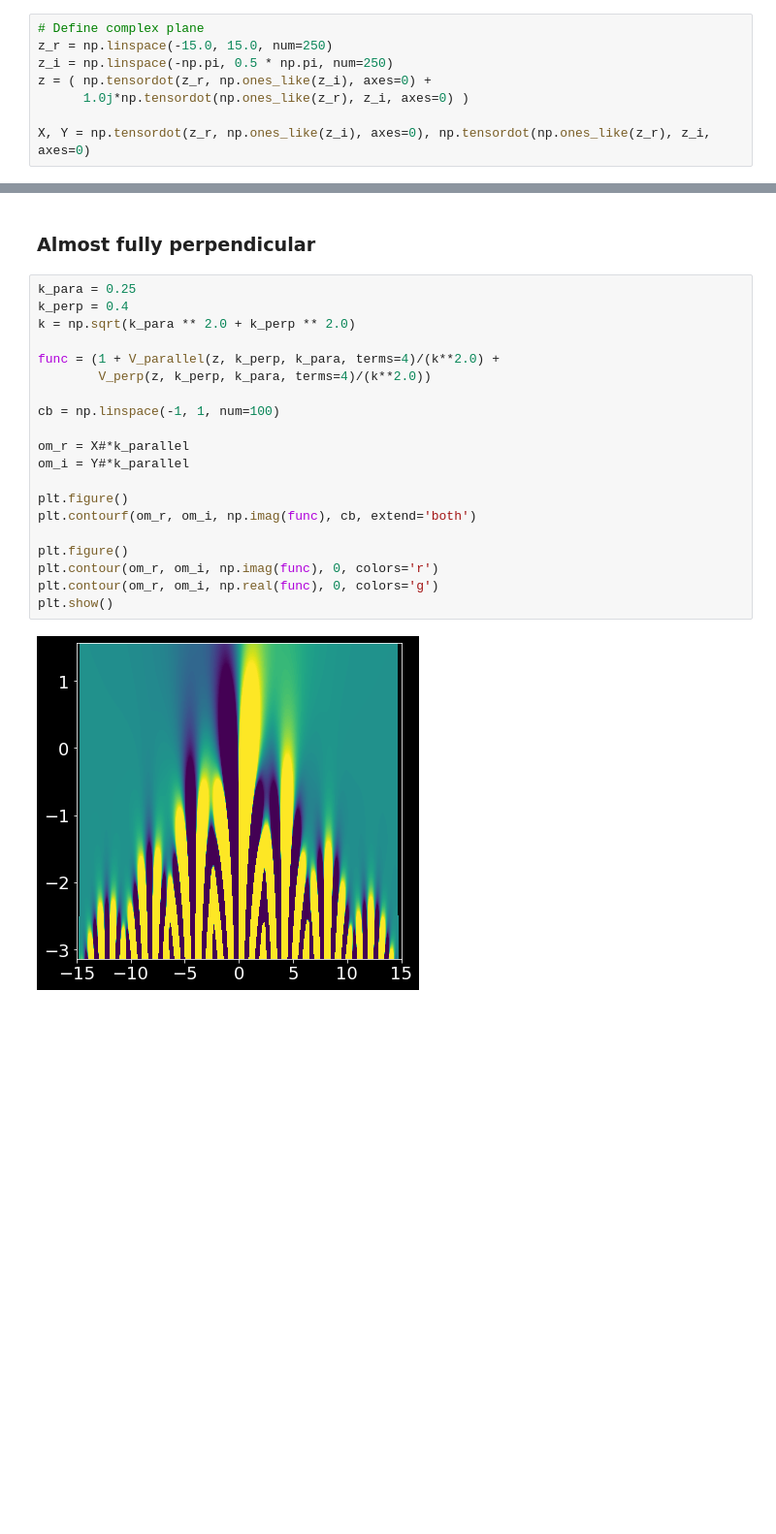
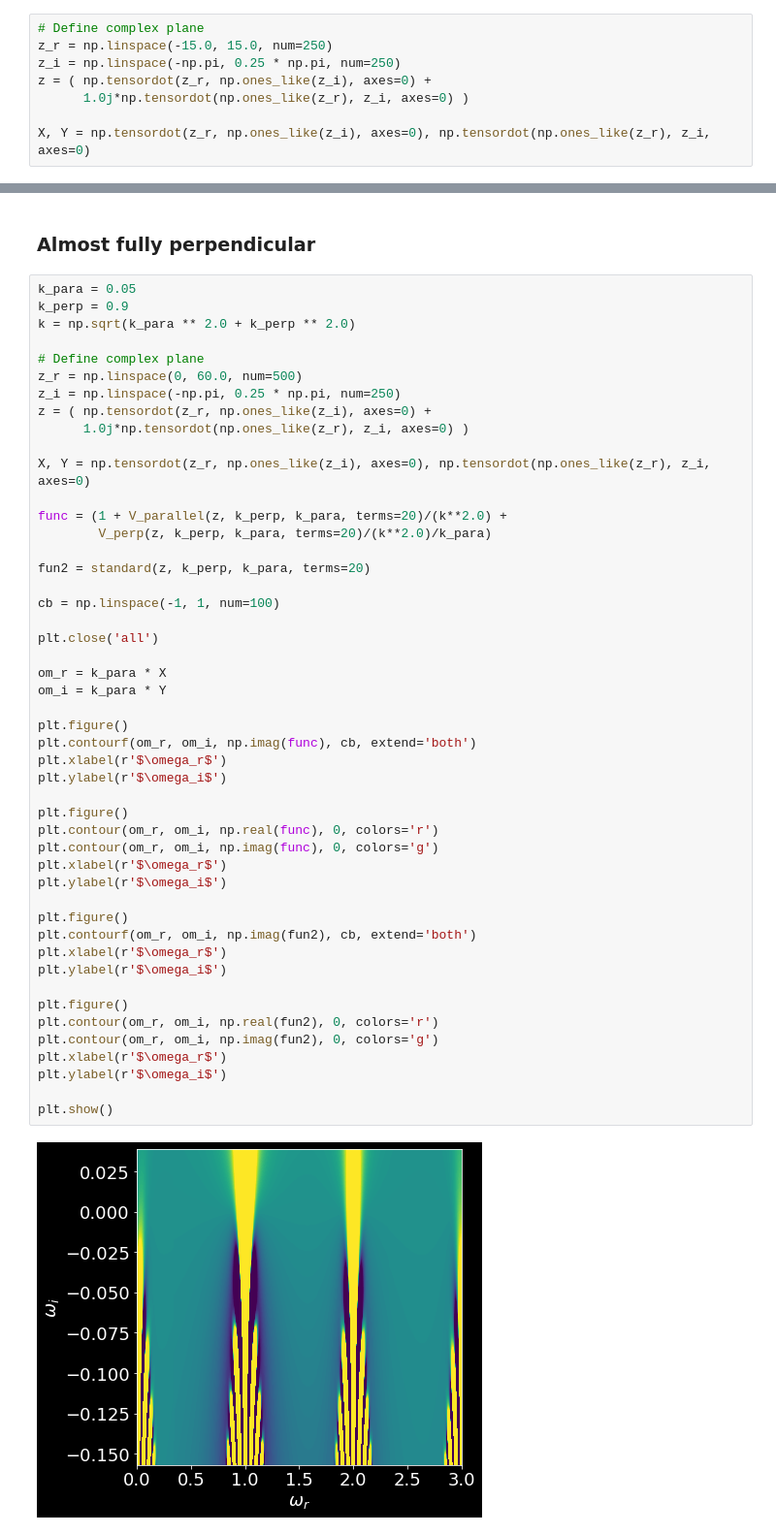
Before and after one commit to crewsdw/notebooks, a Jupyter notebook: ObliqueDispersion.ipynb, the cells around one changed output, grey strips where cells are left out. Shown at 97% size. Saved outputs shown, nothing was run; the diff lists cells and outputs as text; blank space fills up the shorter version.

```diff
--- a/ObliqueDispersion.ipynb
+++ b/ObliqueDispersion.ipynb
@@ -15,7 +15,7 @@ plt.rcParams['figure.figsize'] = [6, 6]
 # %%
 # Define complex plane
 z_r = np.linspace(-15.0, 15.0, num=250)
-z_i = np.linspace(-np.pi, 0.5 * np.pi, num=250)
+z_i = np.linspace(-np.pi, 0.25 * np.pi, num=250)
 z = ( np.tensordot(z_r, np.ones_like(z_i), axes=0) +
       1.0j*np.tensordot(np.ones_like(z_r), z_i, axes=0) )
 
@@ -104,24 +136,52 @@ plt.show()
 # %% [markdown]
 ### Almost fully perpendicular
 # %%
-k_para = 0.25
-k_perp = 0.4
+k_para = 0.05
+k_perp = 0.9
 k = np.sqrt(k_para ** 2.0 + k_perp ** 2.0)
 
-func = (1 + V_parallel(z, k_perp, k_para, terms=4)/(k**2.0) +
-        V_perp(z, k_perp, k_para, terms=4)/(k**2.0))
+# Define complex plane
+z_r = np.linspace(0, 60.0, num=500)
+z_i = np.linspace(-np.pi, 0.25 * np.pi, num=250)
+z = ( np.tensordot(z_r, np.ones_like(z_i), axes=0) +
+      1.0j*np.tensordot(np.ones_like(z_r), z_i, axes=0) )
+
+X, Y = np.tensordot(z_r, np.ones_like(z_i), axes=0), np.tensordot(np.ones_like(z_r), z_i, axes=0)
+
+func = (1 + V_parallel(z, k_perp, k_para, terms=20)/(k**2.0) +
+        V_perp(z, k_perp, k_para, terms=20)/(k**2.0)/k_para)
+
+fun2 = standard(z, k_perp, k_para, terms=20)
 
 cb = np.linspace(-1, 1, num=100)
 
-om_r = X#*k_parallel
-om_i = Y#*k_parallel
+plt.close('all')
+
+om_r = k_para * X
+om_i = k_para * Y
 
 plt.figure()
 plt.contourf(om_r, om_i, np.imag(func), cb, extend='both')
+plt.xlabel(r'$\omega_r$')
+plt.ylabel(r'$\omega_i$')
 
 plt.figure()
-plt.contour(om_r, om_i, np.imag(func), 0, colors='r')
-plt.contour(om_r, om_i, np.real(func), 0, colors='g')
+plt.contour(om_r, om_i, np.real(func), 0, colors='r')
+plt.contour(om_r, om_i, np.imag(func), 0, colors='g')
+plt.xlabel(r'$\omega_r$')
+plt.ylabel(r'$\omega_i$')
+
+plt.figure()
+plt.contourf(om_r, om_i, np.imag(fun2), cb, extend='both')
+plt.xlabel(r'$\omega_r$')
+plt.ylabel(r'$\omega_i$')
+
+plt.figure()
+plt.contour(om_r, om_i, np.real(fun2), 0, colors='r')
+plt.contour(om_r, om_i, np.imag(fun2), 0, colors='g')
+plt.xlabel(r'$\omega_r$')
+plt.ylabel(r'$\omega_i$')
+
 plt.show()
 # %% [output]
-[figure, old version]
+[figure, new version]
```
Also changed, not shown: parts of 5 cells of this notebook.
